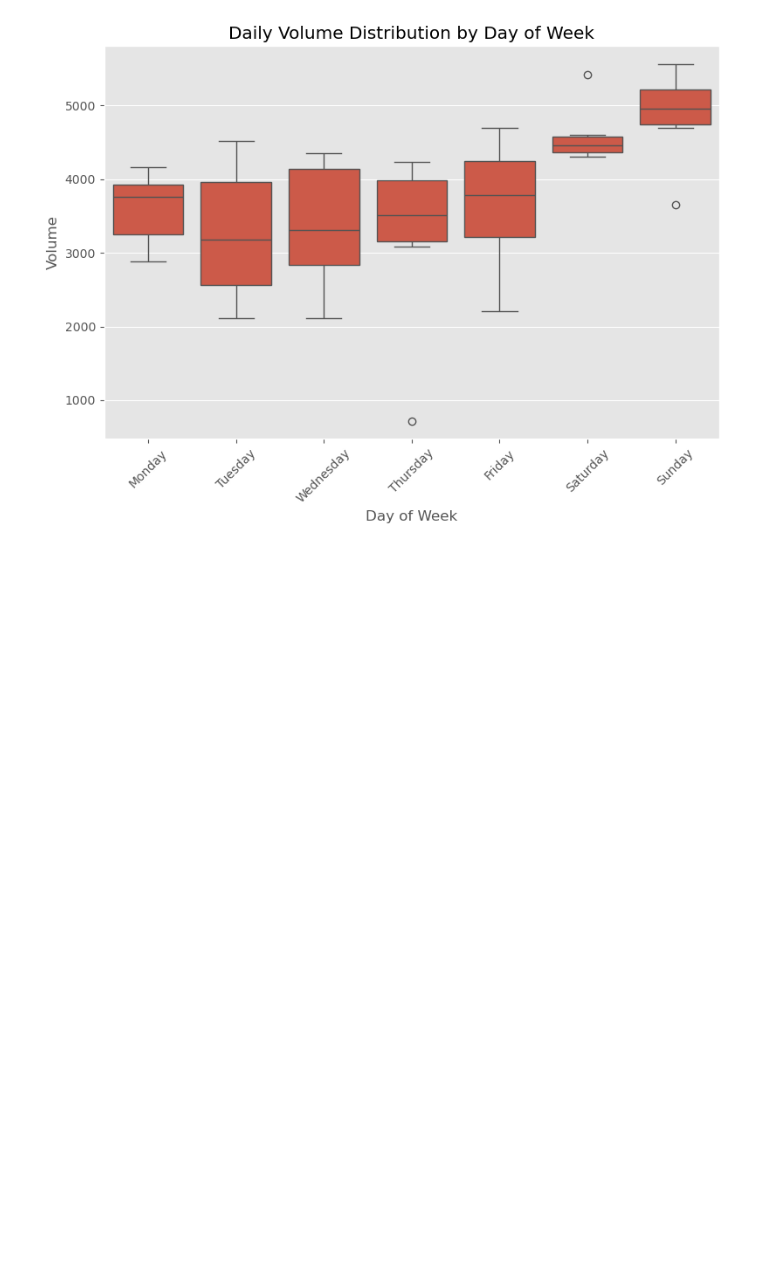
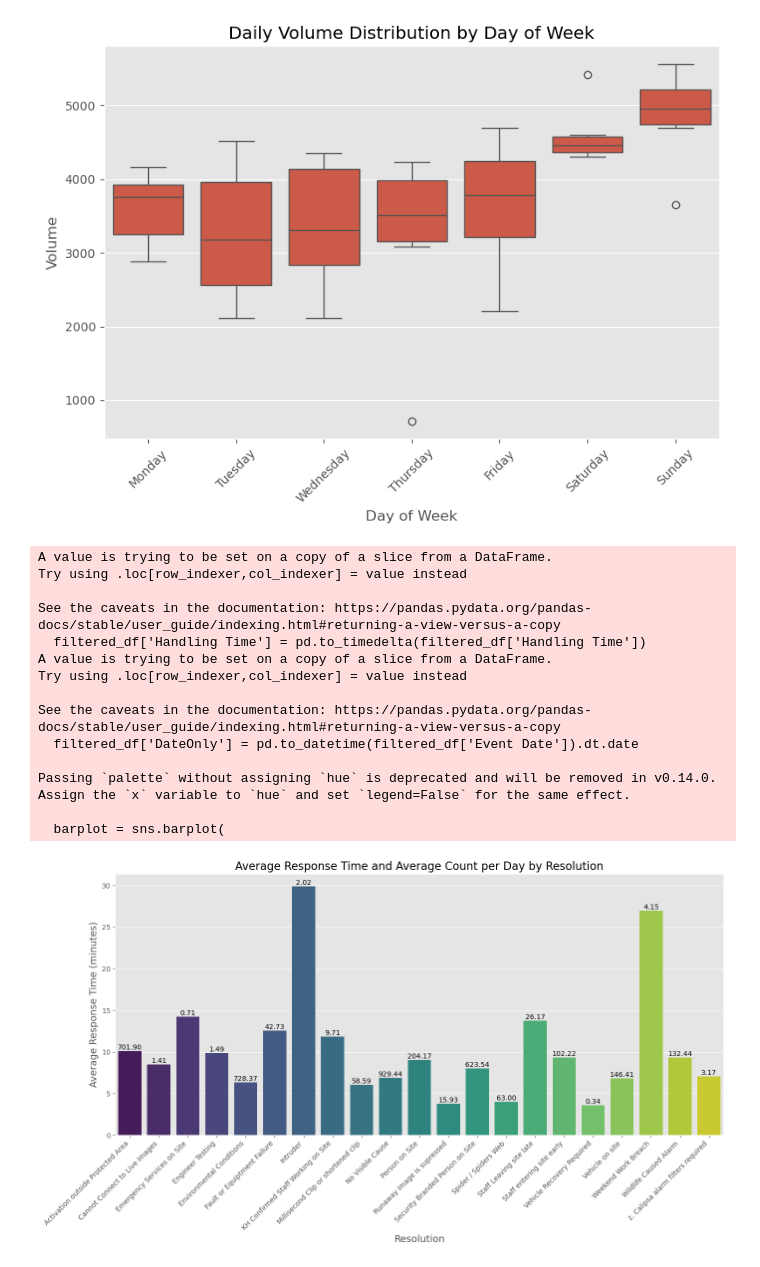
Before and after one commit to kabeermotwani/Monitoring-Station, a Jupyter notebook: MS works.ipynb, the cells around one changed output. Drawn from its saved outputs; the diff is of its cells as text; code cells hidden in the pictures; blank space fills up the shorter version.

```diff
--- a/MS works.ipynb
+++ b/MS works.ipynb
@@ -241,3 +246,64 @@ Observed low outlier(s) on Thursday:
      DateOnly DayOfWeek  Count
 0  2024-12-19  Thursday    720
 [figure]
+# %%
+import seaborn as sns
+import matplotlib.pyplot as plt
+
+# Convert 'Handling Time' to timedelta
+filtered_df['Handling Time'] = pd.to_timedelta(filtered_df['Handling Time'])
+
+# Calculate average response time per resolution
+avg_response_time = filtered_df.groupby('Resolution')['Handling Time'].mean().reset_index()
+avg_response_time['Handling Time (minutes)'] = avg_response_time['Handling Time'].dt.total_seconds() / 60
+
+# Calculate average number of each resolution per day
+filtered_df['DateOnly'] = pd.to_datetime(filtered_df['Event Date']).dt.date
+avg_resolution_per_day = filtered_df.groupby('Resolution').size() / filtered_df['DateOnly'].nunique()
+avg_resolution_per_day = avg_resolution_per_day.reset_index(name='Average Count per Day')
+
+# Merge the two DataFrames
+merged_df = pd.merge(avg_response_time, avg_resolution_per_day, on='Resolution')
+
+# Plotting
+plt.figure(figsize=(14, 8))
+barplot = sns.barplot(
+    data=merged_df,
+    x='Resolution',
+    y='Handling Time (minutes)',
+    palette='viridis'
+)
+plt.title('Average Response Time and Average Count per Day by Resolution', fontsize=16)
+plt.xlabel('Resolution', fontsize=14)
+plt.ylabel('Average Response Time (minutes)', fontsize=14)
+plt.xticks(rotation=45, ha='right')
+
+# Annotate bars with average count per day
+for index, row in merged_df.iterrows():
+    barplot.text(
+        index,
+        row['Handling Time (minutes)'],
+        f'{row["Average Count per Day"]:.2f}',
+        color='black',
+        ha="center",
+        va="bottom"
+    )
+
+plt.tight_layout()
+plt.show()
+# %% [output]
+A value is trying to be set on a copy of a slice from a DataFrame.
+Try using .loc[row_indexer,col_indexer] = value instead
+
+See the caveats in the documentation: https://pandas.pydata.org/pandas-docs/stable/user_guide/indexing.html#returning-a-view-versus-a-copy
+  filtered_df['Handling Time'] = pd.to_timedelta(filtered_df['Handling Time'])
+A value is trying to be set on a copy of a slice from a DataFrame.
+Try using .loc[row_indexer,col_indexer] = value instead
+
+See the caveats in the documentation: https://pandas.pydata.org/pandas-docs/stable/user_guide/indexing.html#returning-a-view-versus-a-copy
+  filtered_df['DateOnly'] = pd.to_datetime(filtered_df['Event Date']).dt.date
+
+Passing `palette` without assigning `hue` is deprecated and will be removed in v0.14.0. Assign the `x` variable to `hue` and set `legend=False` for the same effect.
+
+  barplot = sns.barplot(
+[figure, added]
```
Also changed, not shown: parts of 21 cells of this notebook, 4 other files.
